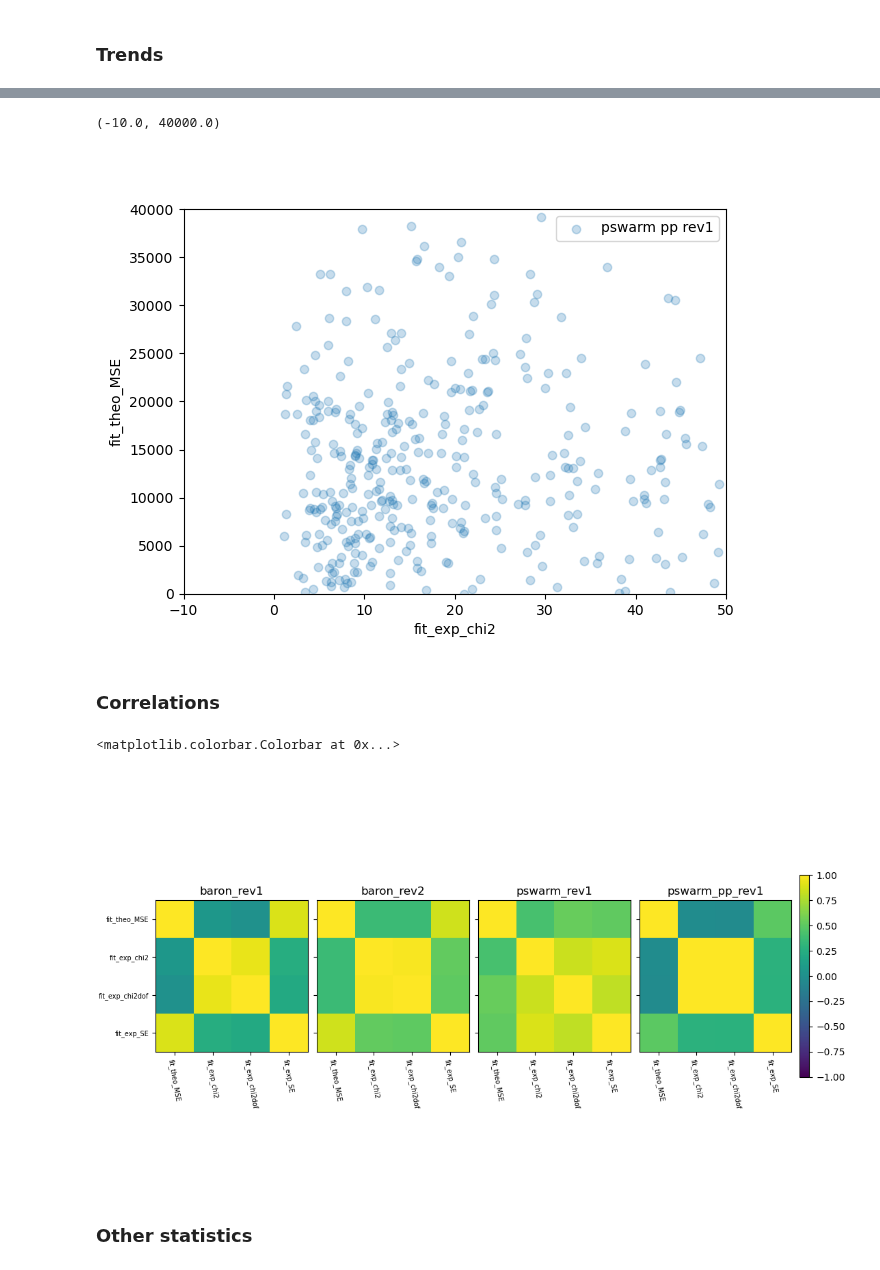
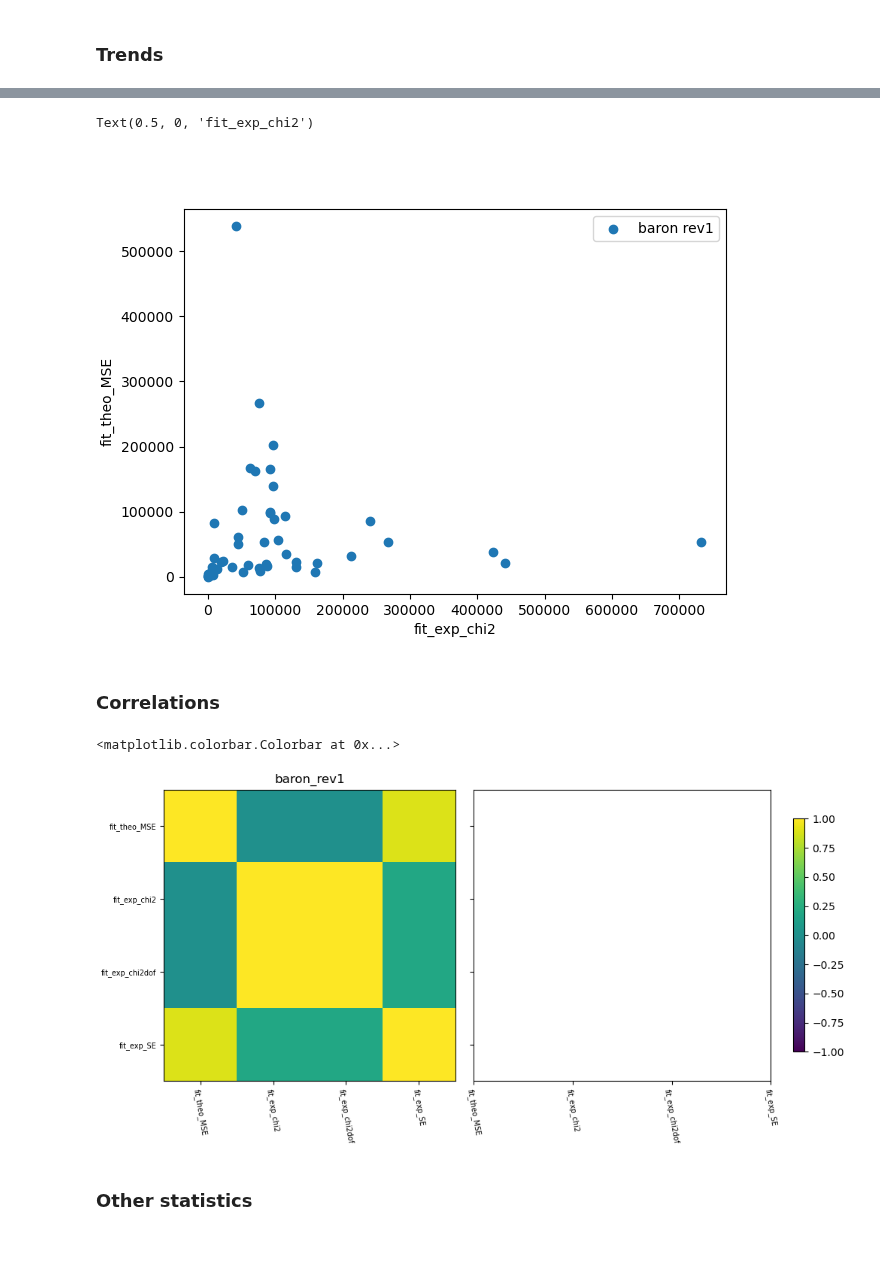
Before and after one commit to Naww137/ATARI, a Jupyter notebook: examples/UserExample_PiTFAll.ipynb, the cells around one changed output, grey strips where cells are left out. Drawn from its saved outputs; the diff is of its cells as text; code cells hidden in the pictures.

```diff
--- a/examples/UserExample_PiTFAll.ipynb
+++ b/examples/UserExample_PiTFAll.ipynb
@@ -242,26 +212,10 @@ fig = pf.pf_plot.violin(violin_data, violin_labels, violin_colors, fom)
 ### Trends
 # %%
 # to plot FoMs per other FoMs, either join the above dfs, or do some sort of index filtering
-joined_df_baron_rev1 = pd.concat([integral_FoMs_baron_rev1,
-                                  integral_par_FoMs_baron_rev1,
-                                  bv_pw_inwindow_baron_rev1,
-                                  syndat_data_baron_rev1],      axis=1)
-
-joined_df_baron_rev2 = pd.concat([integral_FoMs_baron_rev2,
-                                  integral_par_FoMs_baron_rev2,
-                                  bv_pw_inwindow_baron_rev2,
-                                  syndat_data_baron_rev2],      axis=1)
-
-joined_df_pswarm_rev1 = pd.concat([integral_FoMs_pswarm_rev1,
-                                   integral_par_FoMs_pswarm_rev1,
-                                   bv_pw_inwindow_pswarm_rev1,
-                                   syndat_data_pswarm_rev1],    axis=1)
-
-joined_df_pswarm_pp_rev1 = pd.concat([integral_FoMs_pswarm_pp_rev1,
-                                   integral_par_FoMs_pswarm_pp_rev1,
-                                   bv_pw_inwindow_pswarm_pp_rev1,
-                                   syndat_data_pswarm_pp_rev1],    axis=1)
-
+joined_df_baron_rev1 = pd.concat([integral_pw_FoMs_df,
+                                  integral_par_FoMs_df,
+                                  bv_pw_trans_df,
+                                  sample_data_df],      axis=1)
 
 [print(each) for each in joined_df_baron_rev1.keys()];
 # %% [output]
@@ -287,18 +241,13 @@ x = 'fit_exp_chi2'
 y = 'fit_theo_MSE'
 
 figure(figsize=(7,5))
-# scatter(joined_df_baron_rev1[x], joined_df_baron_rev1[y], label='baron rev1')
-# scatter(joined_df_baron_rev2[x], joined_df_baron_rev2[y], label='baron rev2',alpha=0.5)
-# scatter(joined_df_pswarm_rev1[x], joined_df_pswarm_rev1[y], label='pswarm rev1',alpha=0.25)
-scatter(joined_df_pswarm_pp_rev1[x], joined_df_pswarm_pp_rev1[y], label='pswarm pp rev1',alpha=0.25)
+scatter(joined_df_baron_rev1[x], joined_df_baron_rev1[y], label='baron rev1')
 legend()
 ylabel(y)
 xlabel(x)
-xlim([-10,50])
-ylim([-10,40000])
 # %% [output]
-(-10.0, 40000.0)
+Text(0.5, 0, 'fit_exp_chi2')
-[figure, old version]
+[figure, new version]
 # %% [markdown]
 ### Correlations
 # %%
@@ -313,44 +259,36 @@ filtered_joined_df_pswarm_pp_rev1 = joined_df_pswarm_pp_rev1[FoM_of_interest]
 # %%
 correlation_baron_rev1 = filtered_joined_df_baron_rev1.corr()
-correlation_baron_rev2 = filtered_joined_df_baron_rev2.corr()
-correlation_pswarm_rev1 = filtered_joined_df_pswarm_rev1.corr()
-correlation_pswarm_pp_rev1 = filtered_joined_df_pswarm_pp_rev1.corr()
-
-fig, ax = subplots(1,4, figsize=(11,6), sharey=True, constrained_layout=True)
+fig, ax = subplots(1,2, figsize=(10,5), sharey=True, constrained_layout=True)
 
 
 im1 = ax[0].imshow(correlation_baron_rev1, vmin=-1, vmax=1); ax[0].set_title('baron_rev1')
-im2 = ax[1].imshow(correlation_baron_rev2, vmin=-1, vmax=1); ax[1].set_title('baron_rev2')
-im3 = ax[2].imshow(correlation_pswarm_rev1, vmin=-1, vmax=1); ax[2].set_title('pswarm_rev1')
-im3 = ax[3].imshow(correlation_pswarm_pp_rev1, vmin=-1, vmax=1); ax[3].set_title('pswarm_pp_rev1')
 
 from mpl_toolkits.axes_grid1 import make_axes_locatable
 
 for axis in ax:
-    axis.set_xticks(range(len(filtered_joined_df_pswarm_rev1.keys())))
-    axis.set_xticklabels([filtered_joined_df_pswarm_rev1.keys()[i] for i in range(len(filtered_joined_df_pswarm_rev1.keys()))], fontsize=7, rotation=-80)
-    axis.set_yticks(range(len(filtered_joined_df_pswarm_rev1.keys())))
-    axis.set_yticklabels([filtered_joined_df_pswarm_rev1.keys()[i] for i in range(len(filtered_joined_df_pswarm_rev1.keys()))], fontsize=7, rotation=0)
+    axis.set_xticks(range(len(filtered_joined_df_baron_rev1.keys())))
+    axis.set_xticklabels([filtered_joined_df_baron_rev1.keys()[i] for i in range(len(filtered_joined_df_baron_rev1.keys()))], fontsize=7, rotation=-80)
+    axis.set_yticks(range(len(filtered_joined_df_baron_rev1.keys())))
+    axis.set_yticklabels([filtered_joined_df_baron_rev1.keys()[i] for i in range(len(filtered_joined_df_baron_rev1.keys()))], fontsize=7, rotation=0)
 
     # divider = make_axes_locatable(axis)
     # cax = divider.append_axes("right", size="5%", pad=0.05)
     # colorbar(im3, cax=cax)
 
 # fig.subplots_adjust(wspace=0.1)
-fig.colorbar(im2, ax=ax[3], shrink=0.5)
+fig.colorbar(im1, ax=ax[1], shrink=0.8)
 # legend()
-# tight_layout()
 
 # divider = make_axes_locatable(ax[2])
 # cax = divider.append_axes("right", size="5%", pad=0.05)
 # colorbar(im3, cax=cax)
 
 # cb.set_clim(-1.0, 1.0)
 # cb.ax.tick_params(labelsize=10)
 # title('FoM Correlation', fontsize=10)
 # %% [output]
 <matplotlib.colorbar.Colorbar at 0x...>
-[figure, old version]
+[figure, new version]
 # %% [markdown]
 ### Other statistics
 # %%
```
Also changed, not shown: parts of 15 cells of this notebook.
